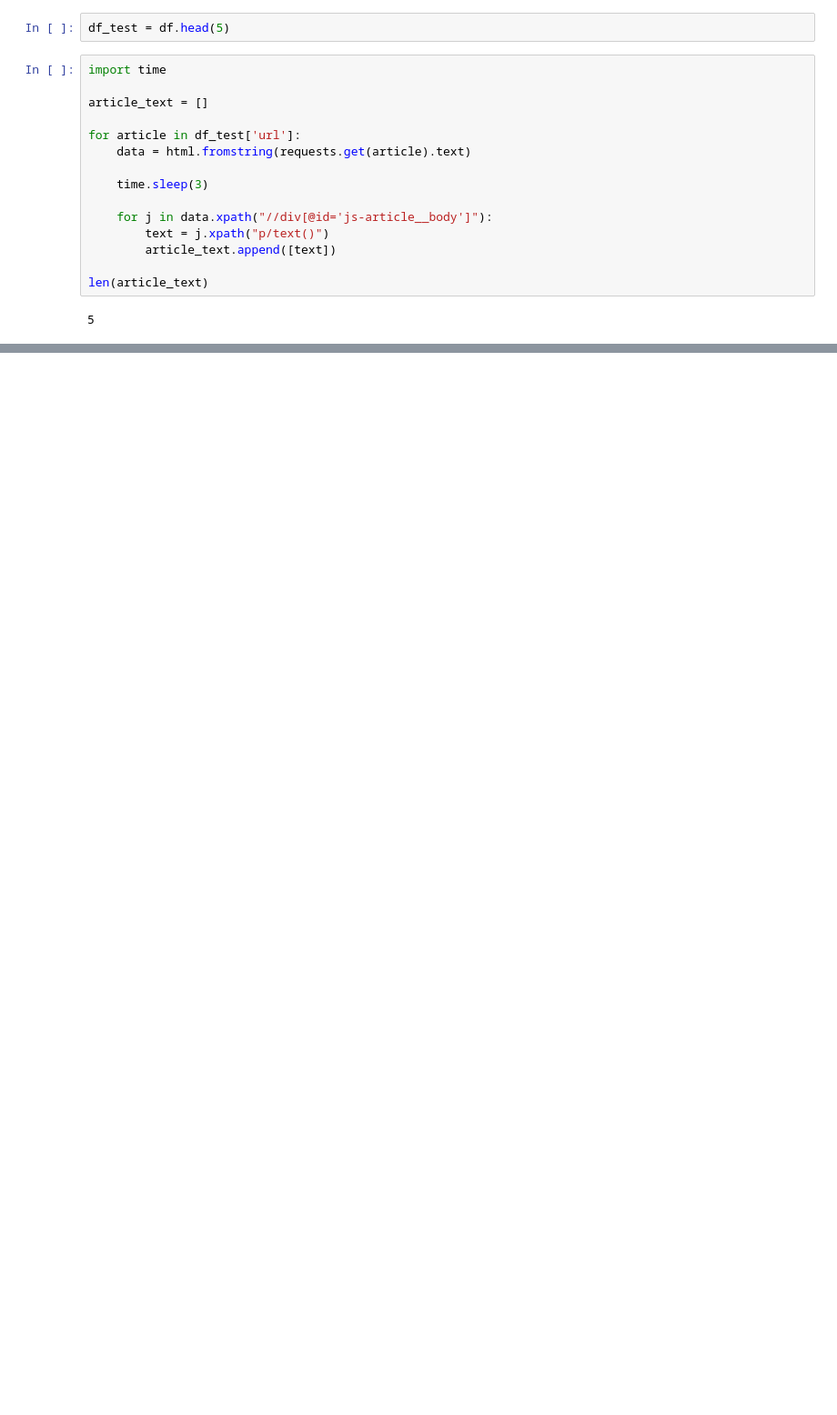
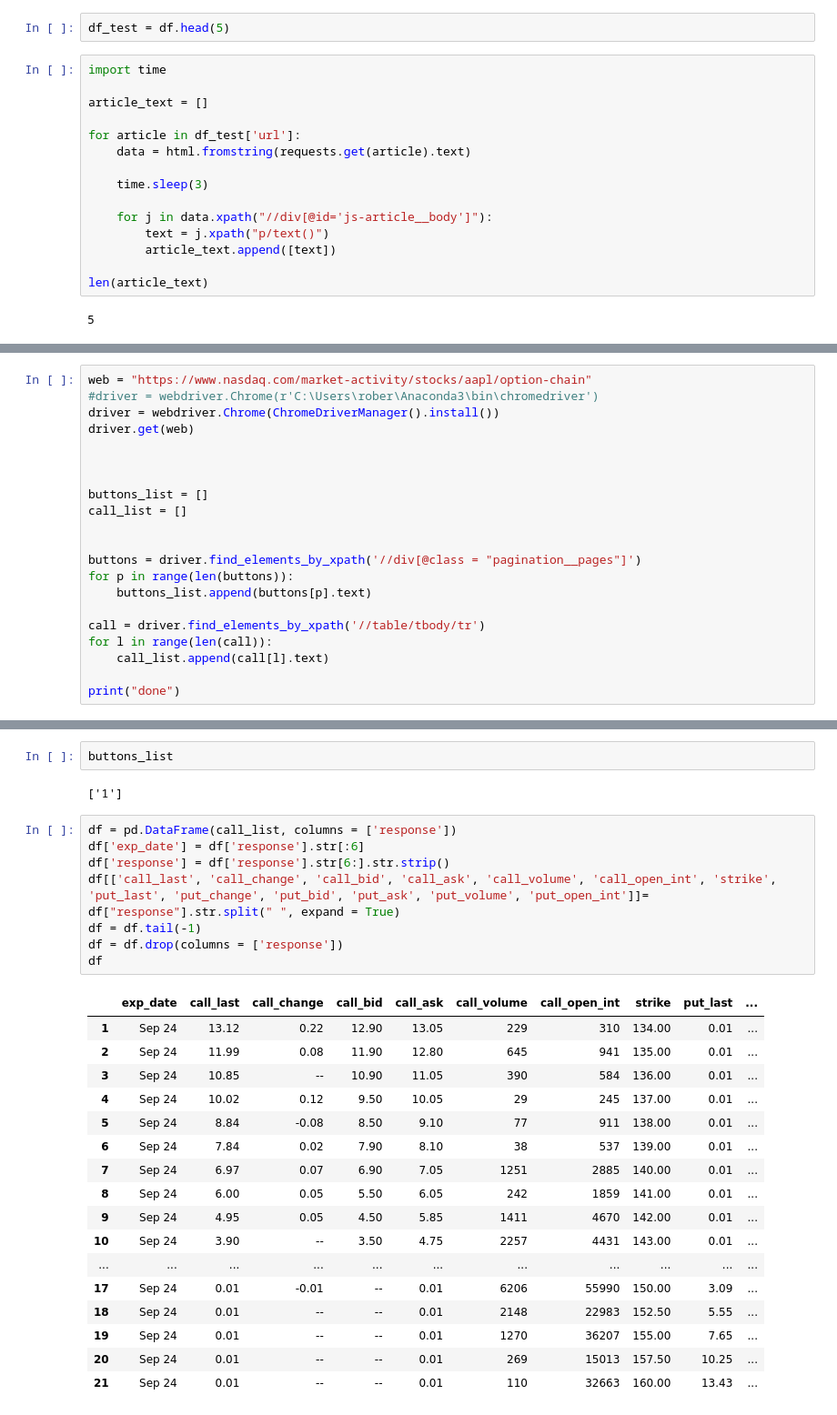
Before and after one commit to lawson-roberts/streamlit-stock-analysis, a Jupyter notebook: stock_analysis/stock_crawling.ipynb, the cells around one changed output, grey strips where cells are left out. Shown at 91% size. Cells and saved outputs as stored; diff of their text form; blank space fills up the shorter version.

Commit message:
stock option chain data updates

```diff
--- a/stock_analysis/stock_crawling.ipynb
+++ b/stock_analysis/stock_crawling.ipynb
@@ -932,0 +671,21 @@ fin_df
+# %%
+web = "https://www.nasdaq.com/market-activity/stocks/aapl/option-chain"
+#driver = webdriver.Chrome(r'C:\Users\rober\Anaconda3\bin\chromedriver')
+driver = webdriver.Chrome(ChromeDriverManager().install())
+driver.get(web)
+
+
+
+buttons_list = []
+call_list = []
+
+
+buttons = driver.find_elements_by_xpath('//div[@class = "pagination__pages"]')
+for p in range(len(buttons)):
+    buttons_list.append(buttons[p].text)
+
+call = driver.find_elements_by_xpath('//table/tbody/tr')
+for l in range(len(call)):
+    call_list.append(call[l].text)
+
+print("done")
@@ -932,0 +700,30 @@ fin_df
+# %%
+buttons_list
+# %% [output]
+['1']
+# %%
+df = pd.DataFrame(call_list, columns = ['response'])
+df['exp_date'] = df['response'].str[:6]
+df['response'] = df['response'].str[6:].str.strip()
+df[['call_last', 'call_change', 'call_bid', 'call_ask', 'call_volume', 'call_open_int', 'strike', 'put_last', 'put_change', 'put_bid', 'put_ask', 'put_volume', 'put_open_int']]= df["response"].str.split(" ", expand = True)
+df = df.tail(-1)
+df = df.drop(columns = ['response'])
+df
+# %% [output]
+|  | exp_date | call_last | call_change | call_bid | call_ask | call_volume | call_open_int | strike | put_last | ... |
+| 1 | Sep 24 | 13.12 | 0.22 | 12.90 | 13.05 | 229 | 310 | 134.00 | 0.01 | ... |
+| 2 | Sep 24 | 11.99 | 0.08 | 11.90 | 12.80 | 645 | 941 | 135.00 | 0.01 | ... |
+| 3 | Sep 24 | 10.85 | -- | 10.90 | 11.05 | 390 | 584 | 136.00 | 0.01 | ... |
+| 4 | Sep 24 | 10.02 | 0.12 | 9.50 | 10.05 | 29 | 245 | 137.00 | 0.01 | ... |
+| 5 | Sep 24 | 8.84 | -0.08 | 8.50 | 9.10 | 77 | 911 | 138.00 | 0.01 | ... |
+| 6 | Sep 24 | 7.84 | 0.02 | 7.90 | 8.10 | 38 | 537 | 139.00 | 0.01 | ... |
+| 7 | Sep 24 | 6.97 | 0.07 | 6.90 | 7.05 | 1251 | 2885 | 140.00 | 0.01 | ... |
+| 8 | Sep 24 | 6.00 | 0.05 | 5.50 | 6.05 | 242 | 1859 | 141.00 | 0.01 | ... |
+| 9 | Sep 24 | 4.95 | 0.05 | 4.50 | 5.85 | 1411 | 4670 | 142.00 | 0.01 | ... |
+| 10 | Sep 24 | 3.90 | -- | 3.50 | 4.75 | 2257 | 4431 | 143.00 | 0.01 | ... |
+| ... | ... | ... | ... | ... | ... | ... | ... | ... | ... | ... |
+| 17 | Sep 24 | 0.01 | -0.01 | -- | 0.01 | 6206 | 55990 | 150.00 | 3.09 | ... |
+| 18 | Sep 24 | 0.01 | -- | -- | 0.01 | 2148 | 22983 | 152.50 | 5.55 | ... |
+| 19 | Sep 24 | 0.01 | -- | -- | 0.01 | 1270 | 36207 | 155.00 | 7.65 | ... |
+| 20 | Sep 24 | 0.01 | -- | -- | 0.01 | 269 | 15013 | 157.50 | 10.25 | ... |
+| 21 | Sep 24 | 0.01 | -- | -- | 0.01 | 110 | 32663 | 160.00 | 13.43 | ... |
```
Also changed, not shown: parts of 76 cells of this notebook, 2 other files.
